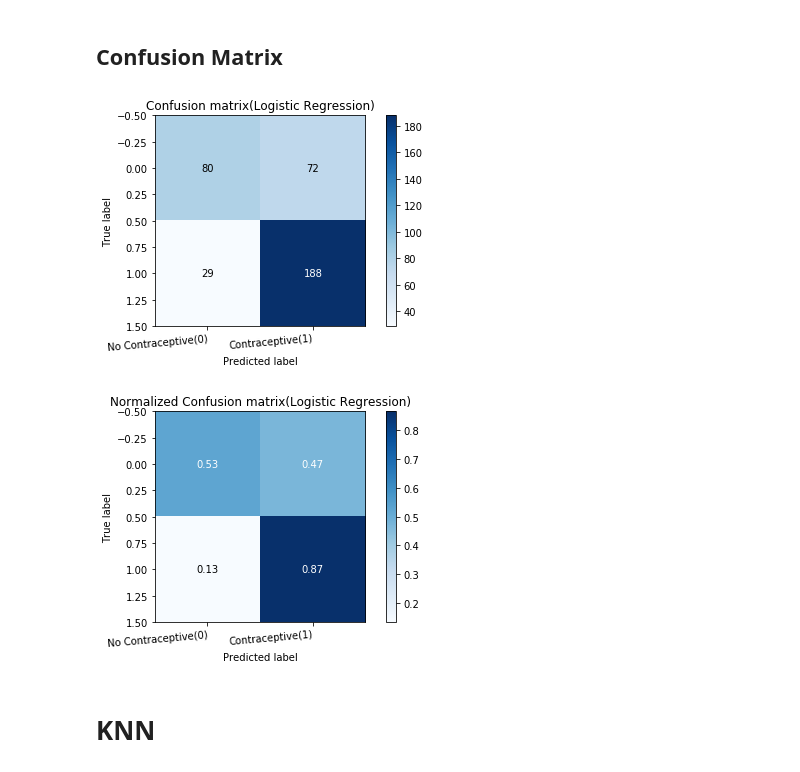
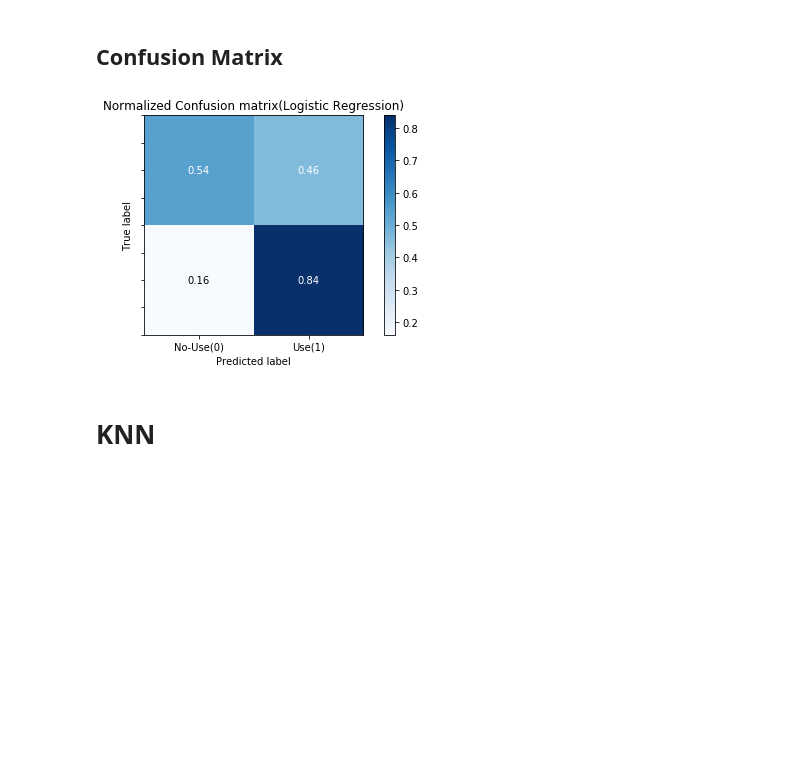
Before and after one commit to angelynaye/DS100-Final-Project, a Jupyter notebook: Final_Project_Code.ipynb, the cells around one changed output. Cells and saved outputs as stored; diff of their text form; code cells hidden in the pictures; blank space fills up the shorter version.

```diff
--- a/Final_Project_Code.ipynb
+++ b/Final_Project_Code.ipynb
@@ -429,0 +430,13 @@ Test Data Size: {369}
+# %%
+# preprocess the features for one hot encoding
+data_trans['wife_education'].replace({1: "low", 2: "low_mid", 3:"mid", 4:"high"}, inplace=True)
+data_trans['husband_education'].replace({1: "low", 2: "low_mid", 3:"mid", 4:"high"}, inplace=True)
+data_trans['husband_occupation'].replace({1: "1", 2: "2", 3:"3", 4:"4"}, inplace=True)
+data_trans['standard_living'].replace({1: "low", 2: "low_mid", 3:"mid", 4:"high"}, inplace=True)
+# %%
+# one hot encoding
+cols_ohe = ['wife_education', 'husband_education',
+            'husband_occupation', 'standard_living']
+for i in cols_ohe:
+    data_trans = ohe(data_trans, i)
+    data_trans.drop(i, axis = 1, inplace=True)
@@ -429,0 +462,7 @@ Test Data Size: {369}
+# %%
+X_train_lr, X_test_lr,Y_train_lr,Y_test_lr = train_test_split(data_trans.drop('contraceptive', axis=1),
+                                                  data_trans['contraceptive'], test_size=0.25,
+                                                  random_state=292734)
+
+print("Training Data Size:", {len(X_train_lr)})
+print("Test Data Size:", {len(X_test_lr)})
@@ -503,7 +545,7 @@ def remove_feature(model, X_train, Y_train,k=5):
             cv_accuracies.append(cross_validate_accuracy(model, X_train_cur, Y_train))
 
         cur_mean_cv_ac = np.mean(cv_accuracies)
-        if (cur_mean_cv_ac >= base_accuracy):
+        if (cur_mean_cv_ac > base_accuracy):
             f_rm.append(f)
             cur_improved = cur_mean_cv_ac - base_accuracy
             improve_accs.append(cur_improved)
@@ -608,19 +657,14 @@ Test accuracy of best model is: 0.7317
 # %%
 np.set_printoptions(precision=2)
 
-lab_names = ["No Contraceptive(0)", "Contraceptive(1)"]
-# Plot non-normalized confusion matrix
-plot_confusion_matrix(Y_test_lr.values, model_predicted_test, labels=lab_names,
-                      title='Confusion matrix(Logistic Regression)')
-plt.show()
+lab_names = ["No-Use(0)", "Use(1)"]
 
 # Plot normalized confusion matrix
 plot_confusion_matrix(Y_test_lr.values, model_predicted_test, labels=lab_names, normalize=True,
                       title='Normalized Confusion matrix(Logistic Regression)')
 
 plt.show()
 # %% [output]
-[figure, old version]
+[figure, new version]
-[figure, removed]
 # %% [markdown]
 # KNN
```
Also changed, not shown: parts of 84 cells of this notebook.
